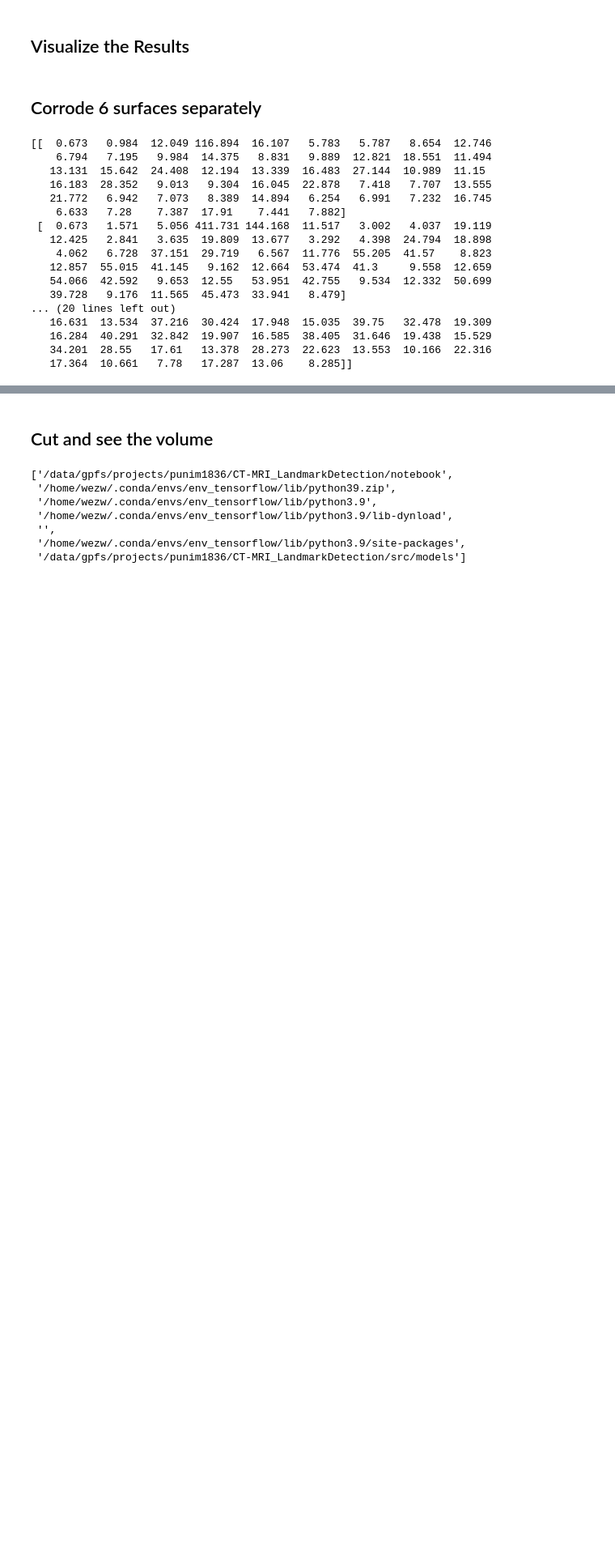
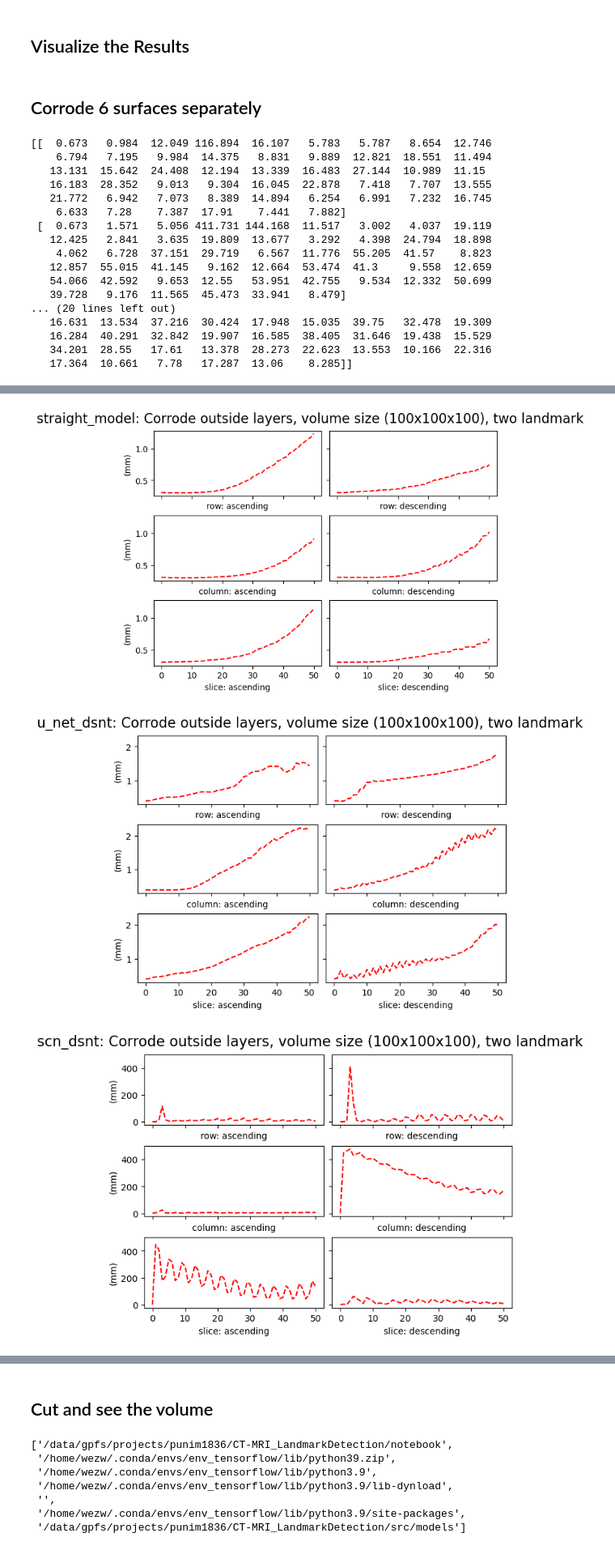
Before and after one commit to acherking/CT-MRI_LandmarkDetection, a Jupyter notebook: notebook/step_2_model.ipynb, the cells around one changed output, grey strips where cells are left out. Shown: that part at 81% size. Saved outputs shown, nothing was run; the diff lists cells and outputs as text; code cells hidden in the pictures; blank space fills up the shorter version.

```diff
--- a/notebook/step_2_model.ipynb
+++ b/notebook/step_2_model.ipynb
@@ -130,18 +130,22 @@ plt.show()
 
 import numpy as np
 
-base_dir = "/Users/achs/PhD/code/CT-MRI_LandmarkDetection"
-# base_dir = "/data/gpfs/projects/punim1836/CT-MRI_LandmarkDetection"
+# base_dir = "/Users/achs/PhD/code/CT-MRI_LandmarkDetection"
+base_dir = "/data/gpfs/projects/punim1836/CT-MRI_LandmarkDetection"
 # the models' dir
 straight_model_dir = f"{base_dir}/models/cropped/100x100x100/noises_s1_test_dis/two_landmarks/straight_model/learning_rate/0.0001/07Jun20241742"
 unet_model_dir = f"{base_dir}/models/cropped/100x100x100/noises_s1_test_dis/two_landmarks/u_net_dsnt/learning_rate/0.00005/09Jun20242158"
-snc_model_dir = f"{base_dir}/models/cropped/100x100x100/noises_s1_test_dis/two_landmarks/scn_dsnt/learning_rate/0.0001/07Jun20241709"
+scn_model_dir = f"{base_dir}/models/cropped/100x100x100/noises_s1_test_dis/two_landmarks/scn_dsnt/learning_rate/0.0001/07Jun20241709"
+scn_model_bigK_dir = f"{base_dir}/models/cropped/100x100x100/noises_s1_test_dis/two_landmarks/scn_dsnt/kernel_size/local_5x5x5_spatial_15x15x15/13Jun2024-11:58:31-trainID-5"
+cov_only_dir = f"{base_dir}/models/cropped/100x100x100/noises_s1_test_dis/two_landmarks/cov_only_dsnt/learning_rate/0.0001/13Jun2024-11:59:29-trainID-10"
 
 corrode_asym_rcs_file = "corrode_asym_rcs_50x4_best_val_test_dataset.npy"
 
 straight_model_corrode_asym_rcs_error = np.load(f"{straight_model_dir}/{corrode_asym_rcs_file}")
 unet_corrode_asym_rcs_error = np.load(f"{unet_model_dir}/{corrode_asym_rcs_file}")
-scn_corrode_asym_rcs_error = np.load(f"{snc_model_dir}/{corrode_asym_rcs_file}")
+scn_corrode_asym_rcs_error = np.load(f"{scn_model_dir}/{corrode_asym_rcs_file}")
+scn_bigK_corrode_asym_rcs_error = np.load(f"{scn_model_bigK_dir}/{corrode_asym_rcs_file}")
+covonly_corrode_asym_rcs_error = np.load(f"{cov_only_dir}/{corrode_asym_rcs_file}")
 # %%
 print(scn_corrode_asym_rcs_error[:, :, 0])
 # %% [output]
@@ -165,7 +169,7 @@ print(scn_corrode_asym_rcs_error[:, :, 0])
 # %%
 from matplotlib import pyplot
 
-def show_asym_rcs(errs_d):
+def show_asym_rcs(errs_d, model_info):
     corroded_layers = np.arange(0, 51)
     figure, axis = pyplot.subplots(3, 2, sharex=True, sharey=True, constrained_layout=True)
 
@@ -176,7 +180,7 @@ def show_asym_rcs(errs_d):
     # Cut from end to Row descending order
     axis[0][1].plot(corroded_layers, errs_d[1], 'r--')
     axis[0][1].set_xlabel("row: descending")
-    figure.suptitle("Corrode outside layers, volume size (100x100x100), two landmark", fontsize=16)
+    figure.suptitle(f"{model_info}: Corrode outside layers, volume size (100x100x100), two landmark", fontsize=16)
     # Cut from start to Column ascending order
     axis[1][0].plot(corroded_layers, errs_d[2], 'r--')
     axis[1][0].set_xlabel("column: ascending")
@@ -213,0 +214,10 @@ print(tmp)
+# %%
+show_asym_rcs(straight_model_corrode_asym_rcs_error[:, :, 0], "straight_model")
+show_asym_rcs(unet_corrode_asym_rcs_error[:, :, 0], "u_net_dsnt")
+show_asym_rcs(scn_corrode_asym_rcs_error[:, :, 0], "scn_dsnt")
+show_asym_rcs(scn_bigK_corrode_asym_rcs_error[:, :, 0], "scn_bigK_dsnt")
+show_asym_rcs(covonly_corrode_asym_rcs_error[:, :, 0], "cov_only_dsnt")
+# %% [output]
+[figure, added]
+[figure, added]
+[figure, added]
```
Also changed, not shown: parts of 12 cells of this notebook, 3 other files.
